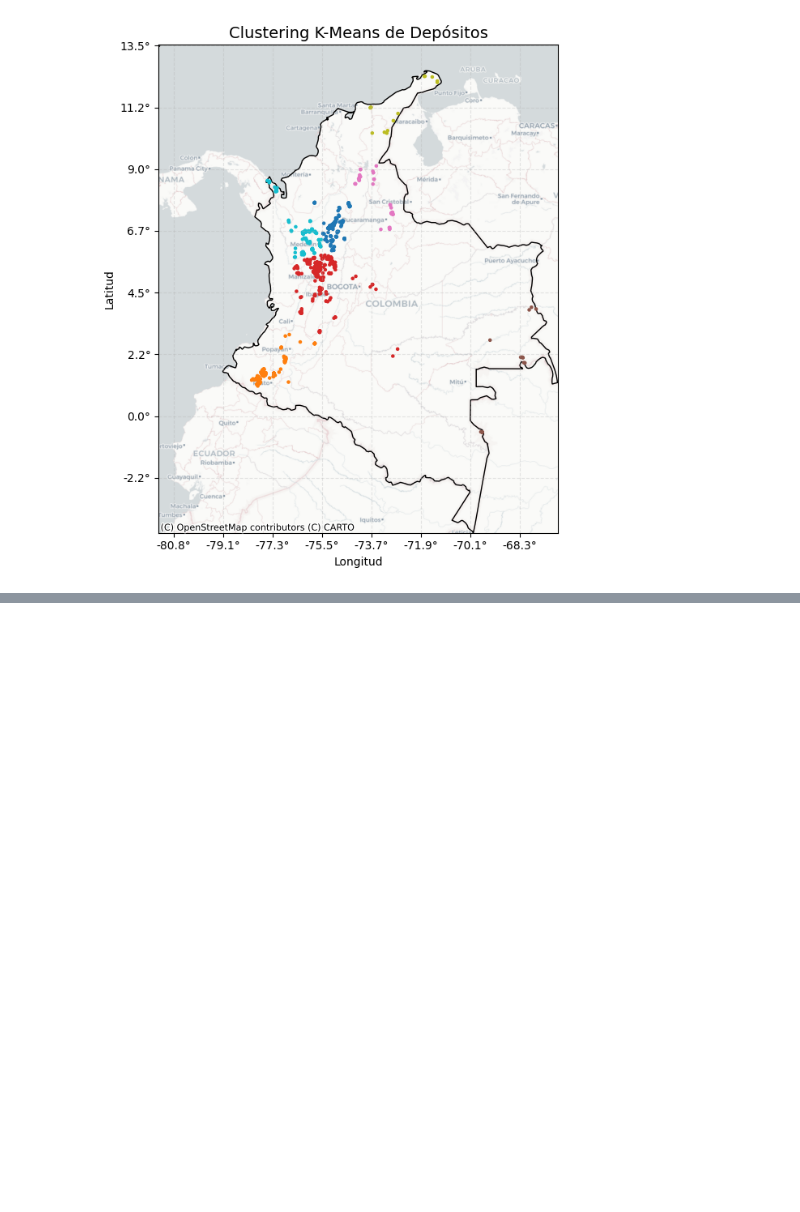
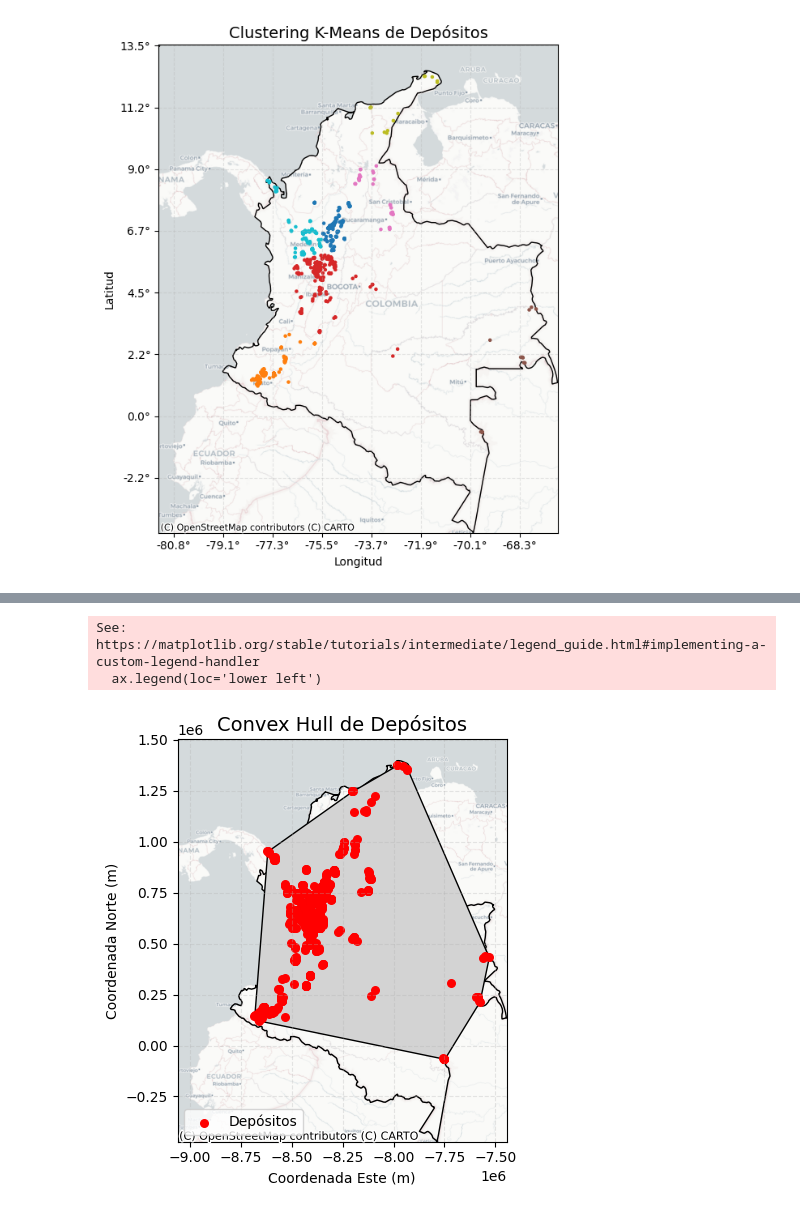
Before and after one commit to Santiagocruz97/AGE, a Jupyter notebook: Codigo/depositos.ipynb, the cells around one changed output, grey strips where cells are left out. Drawn from its saved outputs; the diff is of its cells as text; code cells hidden in the pictures; blank space fills up the shorter version.

```diff
--- a/Codigo/depositos.ipynb
+++ b/Codigo/depositos.ipynb
@@ -650,0 +565,44 @@ IndexError: too many indices for array: array is 0-dimensional, but 2 were index
+# %%
+import geopandas as gpd
+import matplotlib.pyplot as plt
+import contextily as ctx
+from matplotlib.ticker import FuncFormatter
+
+# === 1. Cargar shapes ===
+ruta_shape_principal = r"C:/Git_SCA/AGE/convex_hull"
+ruta_shape_secundario = r"C:/Git_SCA/AGE/Depositos"
+ruta_colombia = r"C:/Git_SCA/AGE/Area_Col"
+
+gdf_colombia = gpd.read_file(ruta_colombia).to_crs(epsg=3857)
+gdf_principal = gpd.read_file(ruta_shape_principal).to_crs(epsg=3857)
+gdf_secundario = gpd.read_file(ruta_shape_secundario).to_crs(epsg=3857)
+
+# === 2. Crear figura ===
+fig, ax = plt.subplots(figsize=(5, 5))
+
+# === 3. Dibujar capas ===
+gdf_colombia.plot(ax=ax, edgecolor='black', facecolor='none', linewidth=1, label='Colombia')  # ← corregido
+gdf_principal.plot(ax=ax, color='lightgray', edgecolor='black', linewidth=1, label='Convex Hull')
+gdf_secundario.plot(ax=ax, color='red', markersize=30, label='Depósitos')
+
+# === 4. Añadir mapa base y ajustar vista ===
+ctx.add_basemap(ax, source=ctx.providers.CartoDB.Positron)
+ax.set_xlim(gdf_colombia.total_bounds[[0, 2]])
+ax.set_ylim(gdf_colombia.total_bounds[[1, 3]])
+
+# === 5. Estética ===
+ax.set_title("Convex Hull de Depósitos", fontsize=14)
+ax.legend(loc='lower left')
+ax.set_xlabel("Coordenada Este (m)")
+ax.set_ylabel("Coordenada Norte (m)")
+ax.grid(True, linestyle="--", alpha=0.3)
+
+plt.tight_layout()
+
+# === 6. Guardar imagen ===
+plt.savefig("C:/Git_SCA/AGE/mapa_convex_hull.png", dpi=300, bbox_inches='tight')
+plt.show()
+# %% [output]
+See: https://matplotlib.org/stable/tutorials/intermediate/legend_guide.html#implementing-a-custom-legend-handler
+  ax.legend(loc='lower left')
+[figure, added]
```
Also changed, not shown: parts of 1 cell of this notebook, 1 other file.
